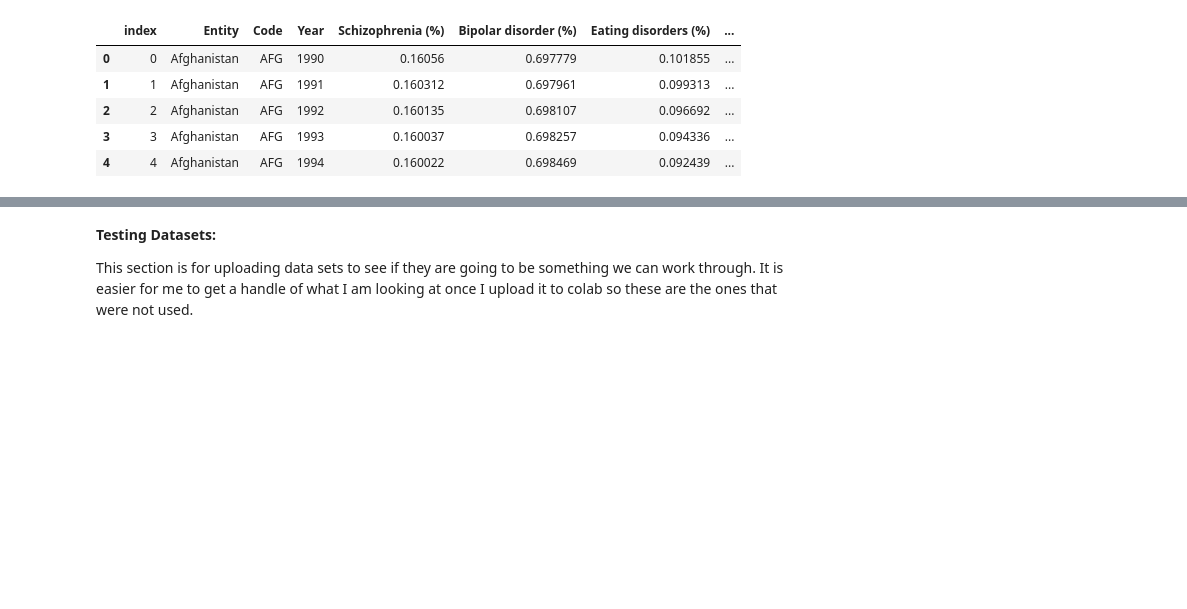
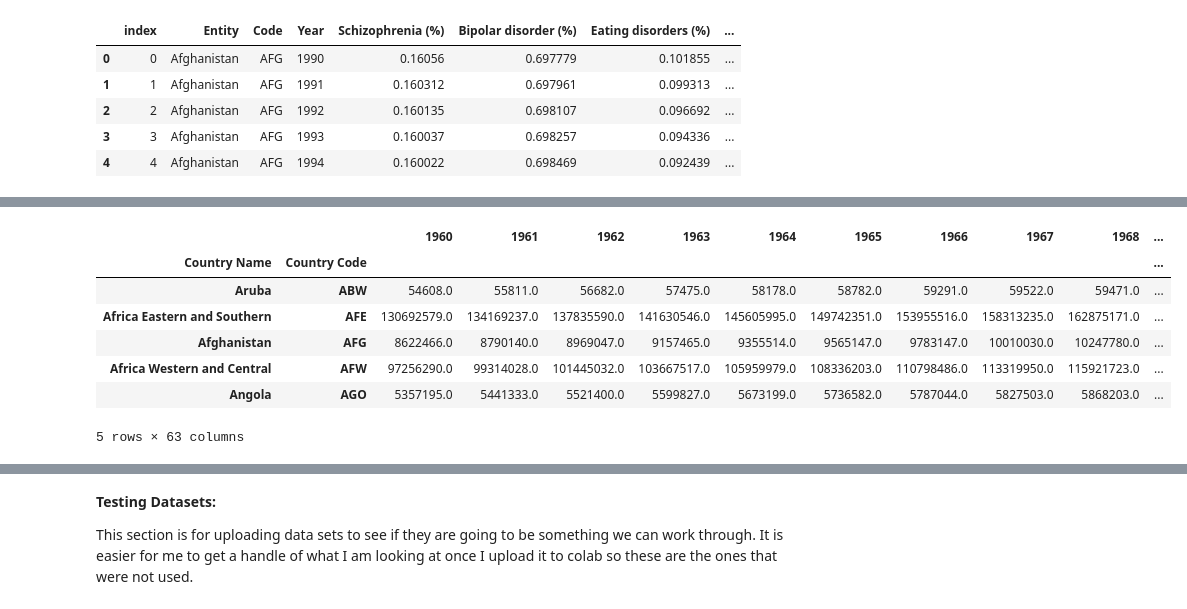
Before and after one commit to DaltonWise/Homework, a Jupyter notebook: Final.ipynb, the cells around one changed output, grey strips where cells are left out. Cells and saved outputs as stored; diff of their text form; code cells hidden in the pictures; blank space fills up the shorter version.

```diff
--- a/Final.ipynb
+++ b/Final.ipynb
@@ -60,0 +124,15 @@ health_merged
+# %%
+population = population.set_index(["Country Name", "Country Code"])
+population.head()
+
+#Because I am trying to pivot the data, I am converting the country name and country code to the index.
+#This will allow me to make the year one single column.
+# %% [output]
+|  |  | 1960 | 1961 | 1962 | 1963 | 1964 | 1965 | 1966 | 1967 | 1968 | ... |
+| Country Name | Country Code |  |  |  |  |  |  |  |  |  | ... |
+| Aruba | ABW | 54608.0 | 55811.0 | 56682.0 | 57475.0 | 58178.0 | 58782.0 | 59291.0 | 59522.0 | 59471.0 | ... |
+| Africa Eastern and Southern | AFE | 130692579.0 | 134169237.0 | 137835590.0 | 141630546.0 | 145605995.0 | 149742351.0 | 153955516.0 | 158313235.0 | 162875171.0 | ... |
+| Afghanistan | AFG | 8622466.0 | 8790140.0 | 8969047.0 | 9157465.0 | 9355514.0 | 9565147.0 | 9783147.0 | 10010030.0 | 10247780.0 | ... |
+| Africa Western and Central | AFW | 97256290.0 | 99314028.0 | 101445032.0 | 103667517.0 | 105959979.0 | 108336203.0 | 110798486.0 | 113319950.0 | 115921723.0 | ... |
+| Angola | AGO | 5357195.0 | 5441333.0 | 5521400.0 | 5599827.0 | 5673199.0 | 5736582.0 | 5787044.0 | 5827503.0 | 5868203.0 | ... |
+5 rows × 63 columns
```
Also changed, not shown: parts of 21 cells of this notebook.
